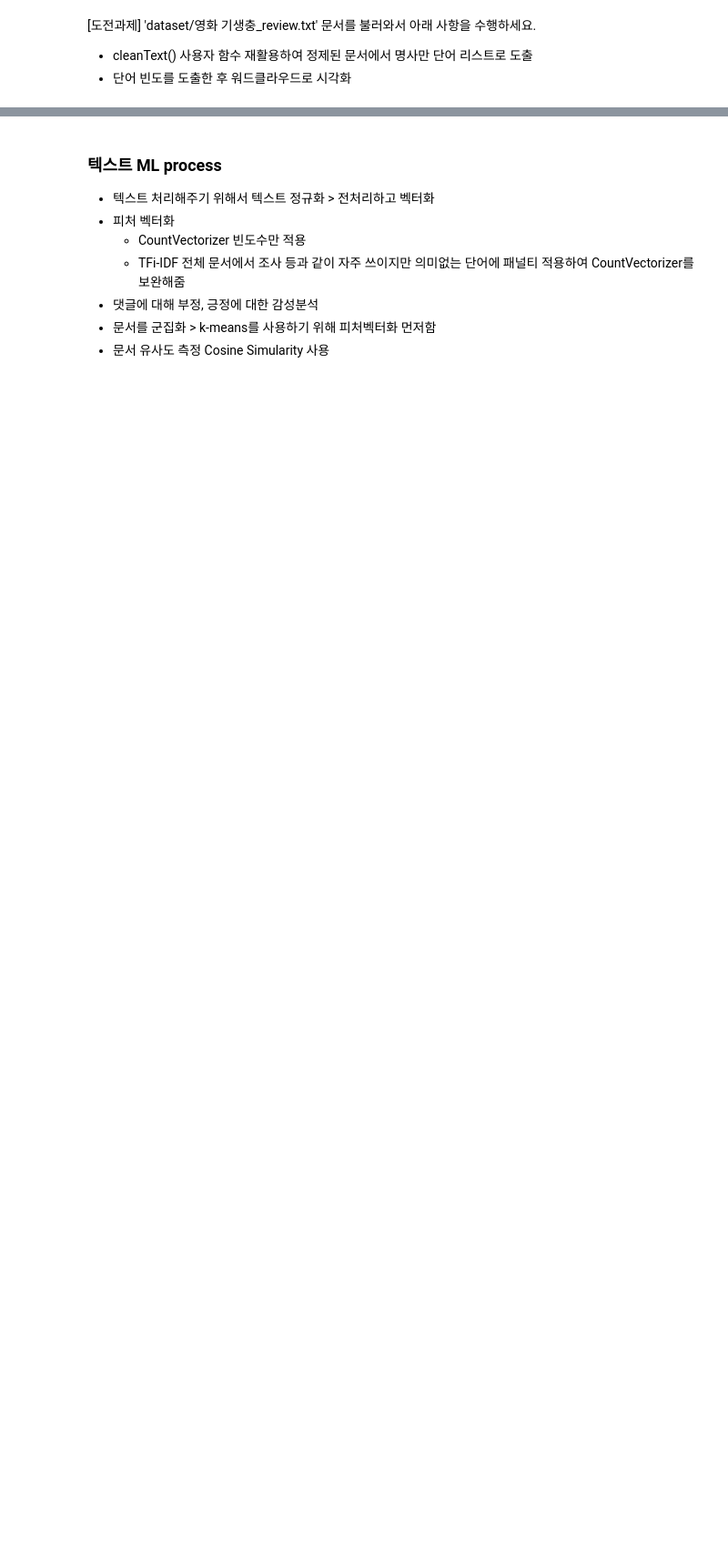
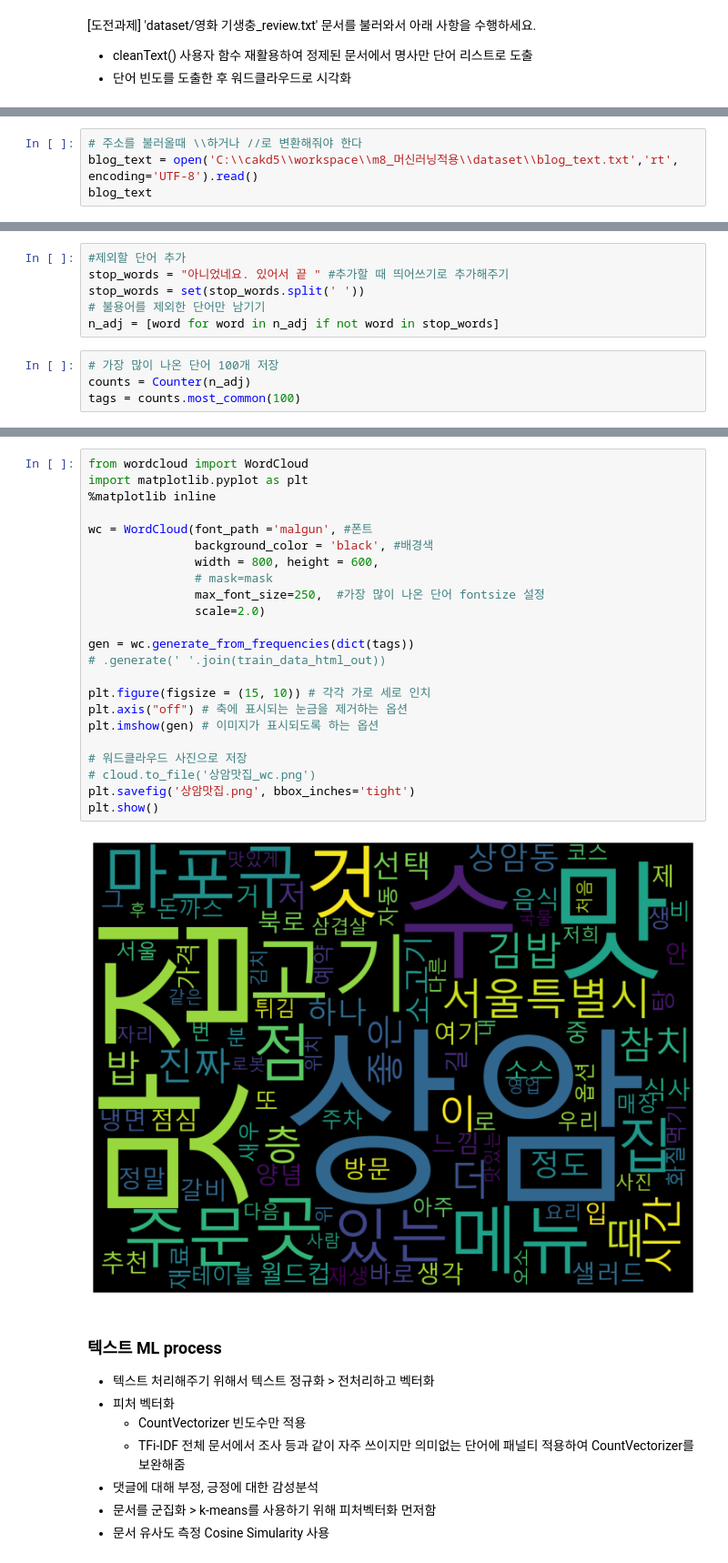
Before and after one commit to kkyxxn/curriculum, a Jupyter notebook: m8_머신러닝적용/ML_Text분석연습.ipynb, the cells around one changed output, grey strips where cells are left out. Shown at 91% size. Cells and saved outputs as stored; diff of their text form; blank space fills up the shorter version.

```diff
--- a/m8_머신러닝적용/ML_Text분석연습.ipynb
+++ b/m8_머신러닝적용/ML_Text분석연습.ipynb
@@ -324,0 +482,4 @@ Successfully installed wordcloud-1.8.1
+# %%
+# 주소를 불러올때 \\하거나 //로 변환해줘야 한다
+blog_text = open('C:\\cakd5\\workspace\\m8_머신러닝적용\\dataset\\blog_text.txt','rt', encoding='UTF-8').read()
+blog_text
@@ -324,0 +516,10 @@ Successfully installed wordcloud-1.8.1
+# %%
+#제외할 단어 추가
+stop_words = "아니었네요. 있어서 끝 " #추가할 때 띄어쓰기로 추가해주기
+stop_words = set(stop_words.split(' '))
+# 불용어를 제외한 단어만 남기기
+n_adj = [word for word in n_adj if not word in stop_words]
+# %%
+# 가장 많이 나온 단어 100개 저장
+counts = Counter(n_adj)
+tags = counts.most_common(100)
@@ -325,3 +546,28 @@ Successfully installed wordcloud-1.8.1
+# %%
+from wordcloud import WordCloud
+import matplotlib.pyplot as plt
+%matplotlib inline
+
+wc = WordCloud(font_path ='malgun', #폰트
+               background_color = 'black', #배경색
+               width = 800, height = 600,
+               # mask=mask
+               max_font_size=250,  #가장 많이 나온 단어 fontsize 설정
+               scale=2.0)
+
+gen = wc.generate_from_frequencies(dict(tags))
+# .generate(' '.join(train_data_html_out))
+
+plt.figure(figsize = (15, 10)) # 각각 가로 세로 인치
+plt.axis("off") # 축에 표시되는 눈금을 제거하는 옵션
+plt.imshow(gen) # 이미지가 표시되도록 하는 옵션
+
+# 워드클라우드 사진으로 저장
+# cloud.to_file('상암맛집_wc.png')
+plt.savefig('상암맛집.png', bbox_inches='tight')
+plt.show()
+# %% [output]
+[figure, added]
 # %% [markdown]
 ### 텍스트 ML process
 - 텍스트 처리해주기 위해서 텍스트 정규화 > 전처리하고 벡터화
```
Also changed, not shown: parts of 57 cells of this notebook, 5 other files.
